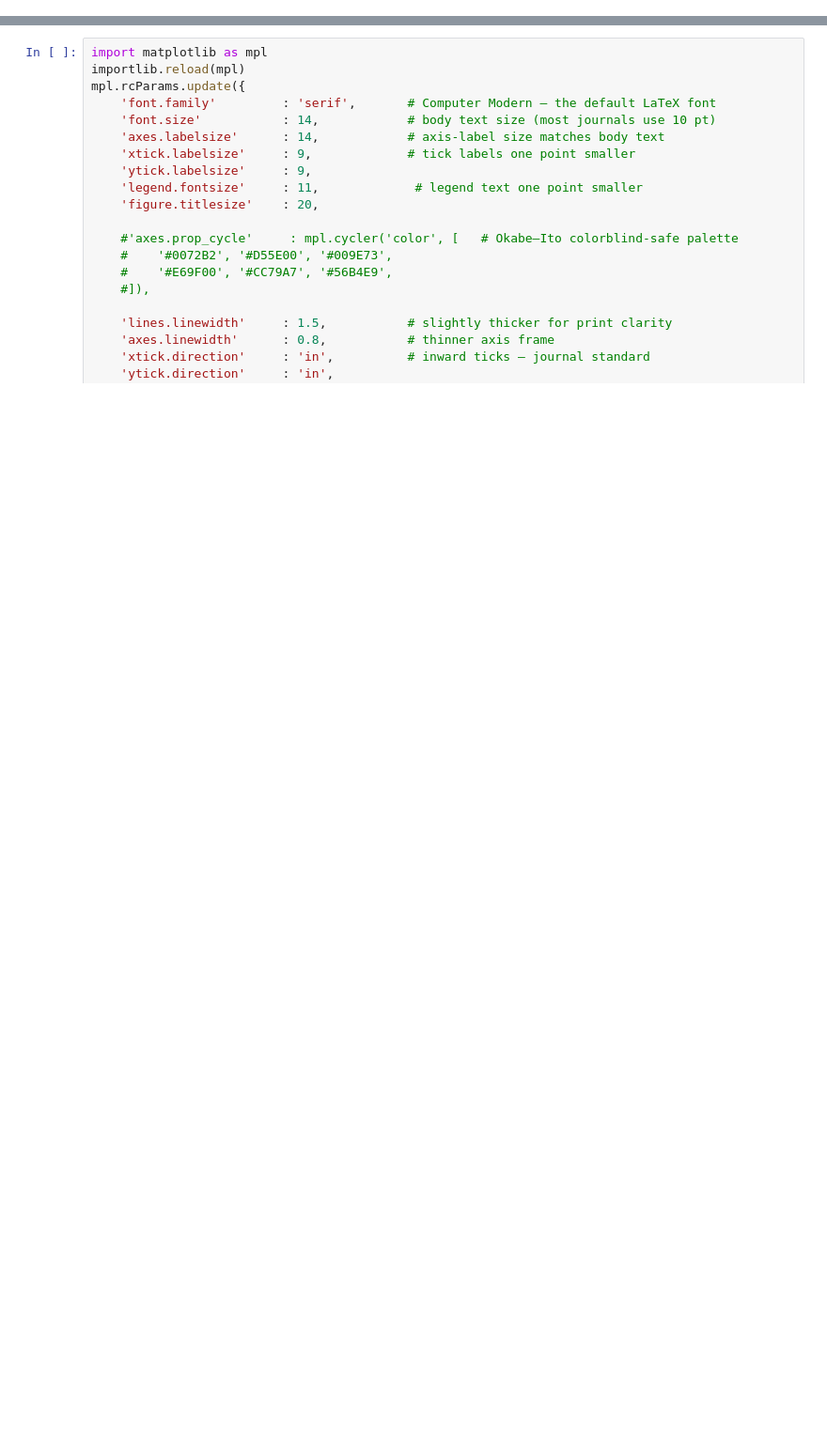
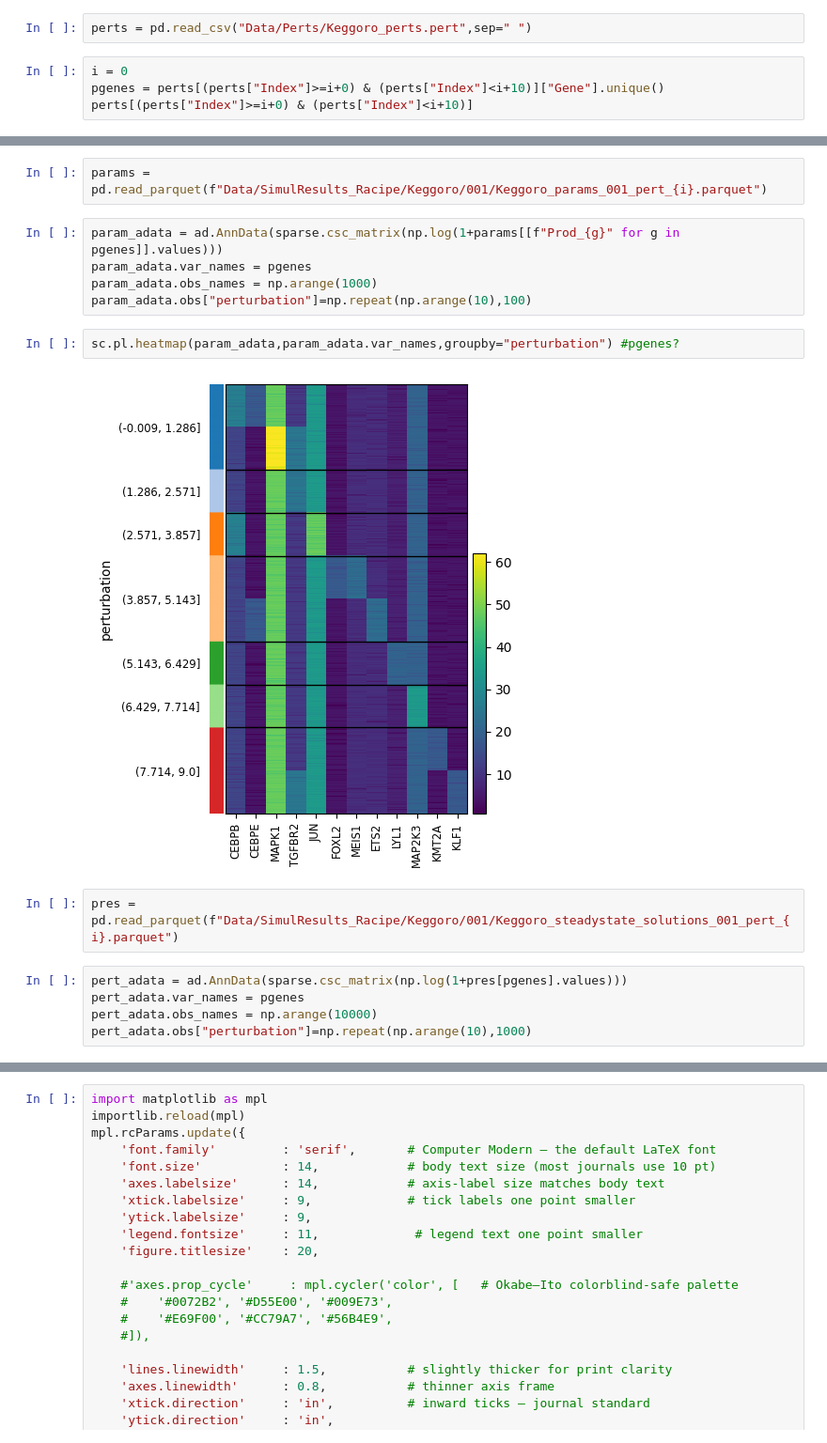
Before and after one commit to GeorgSommerer/bsc_thesis_pGRiNS, a Jupyter notebook: pgrins_cluster_explore.ipynb, the cells around one changed output, grey strips where cells are left out. Shown at 94% size. Drawn from its saved outputs; the diff is of its cells as text; blank space fills up the shorter version.

```diff
--- a/pgrins_cluster_explore.ipynb
+++ b/pgrins_cluster_explore.ipynb
@@ -16,3 +17,9 @@ import igraph
 import matplotlib
 import matplotlib.cm as cm
 import matplotlib.pyplot as plt
+# %%
+perts = pd.read_csv("Data/Perts/Keggoro_perts.pert",sep=" ")
+# %%
+i = 0
+pgenes = perts[(perts["Index"]>=i+0) & (perts["Index"]<i+10)]["Gene"].unique()
+perts[(perts["Index"]>=i+0) & (perts["Index"]<i+10)]
@@ -18,0 +44,18 @@ import matplotlib.pyplot as plt
+# %%
+params = pd.read_parquet(f"Data/SimulResults_Racipe/Keggoro/001/Keggoro_params_001_pert_{i}.parquet")
+# %%
+param_adata = ad.AnnData(sparse.csc_matrix(np.log(1+params[[f"Prod_{g}" for g in pgenes]].values)))
+param_adata.var_names = pgenes
+param_adata.obs_names = np.arange(1000)
+param_adata.obs["perturbation"]=np.repeat(np.arange(10),100)
+# %%
+sc.pl.heatmap(param_adata,param_adata.var_names,groupby="perturbation") #pgenes?
+# %% [output]
+[figure, added]
+# %%
+pres = pd.read_parquet(f"Data/SimulResults_Racipe/Keggoro/001/Keggoro_steadystate_solutions_001_pert_{i}.parquet")
+# %%
+pert_adata = ad.AnnData(sparse.csc_matrix(np.log(1+pres[pgenes].values)))
+pert_adata.var_names = pgenes
+pert_adata.obs_names = np.arange(10000)
+pert_adata.obs["perturbation"]=np.repeat(np.arange(10),1000)
```
Also changed, not shown: parts of 22 cells of this notebook, 27 other files.
